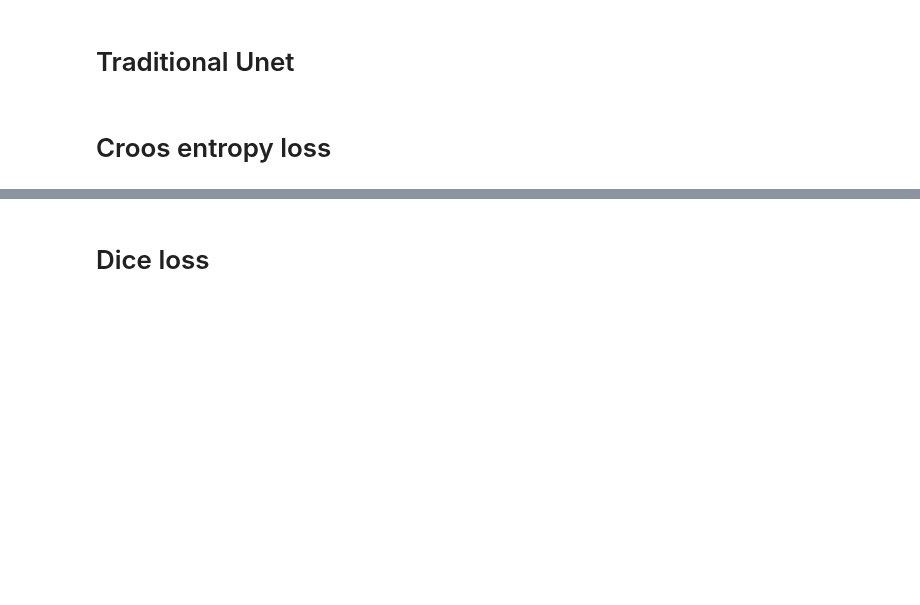
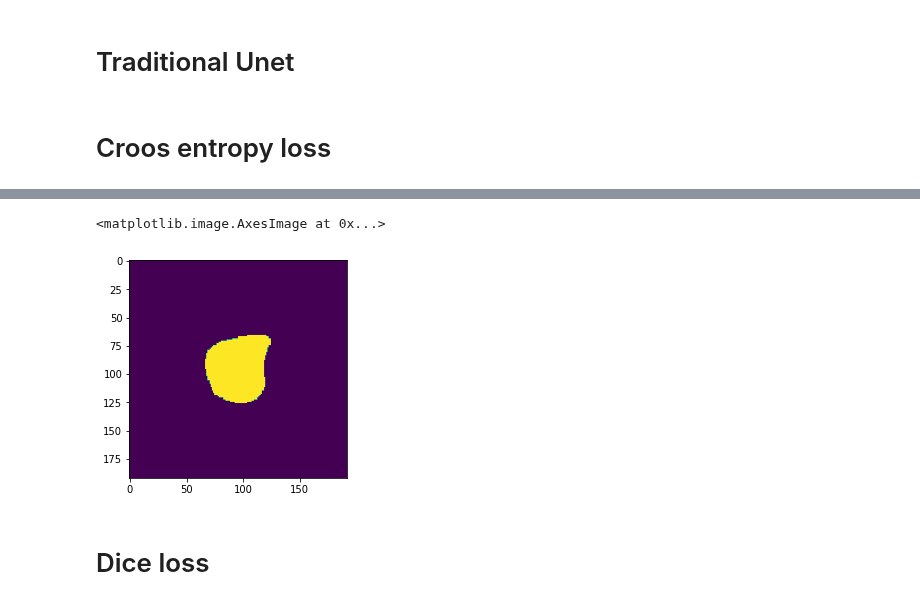
Before and after one commit to qazalmehrban/Medical-Segmentation, a Jupyter notebook: Unet_test.ipynb, the cells around one changed output, grey strips where cells are left out. Drawn from its saved outputs; the diff is of its cells as text; code cells hidden in the pictures; blank space fills up the shorter version.

```diff
--- a/Unet_test.ipynb
+++ b/Unet_test.ipynb
@@ -185,5 +183,8 @@ for i, i1 in zip(segmentations, patients):
 # %%
 segment_numpy = np.stack(p_seg,2)
 image_numpy = np.stack(p_im, 2)
+
+segment_numpy_t = np.stack(p_seg_t,2)
+image_numpy_t = np.stack(p_im_t, 2)
 # %%
 train = image_numpy/image_numpy.max()
@@ -192,2 +195,9 @@ tra  = np.transpose(train,(2,0,1))
 # %%
-seg = np.transpose(segment_numpy,(2,0,1))
+train_seg = np.transpose(segment_numpy,(2,0,1))
+test_seg = np.transpose(segment_numpy_t,(2,0,1))
+# %%
+train_seg_bolean = train_seg.astype(bool)
+test_seg_bolean = test_seg.astype(bool)
+# %%
+train_seg_f = train_seg_bolean.astype(float)
+test_seg_f = test_seg_bolean.astype(float)
@@ -441,3 +491,8 @@ pr = model.predict(tra[:670])
+# %%
+plt.imshow(test_seg_f[2])
+# %% [output]
+<matplotlib.image.AxesImage at 0x...>
+[figure, added]
 # %% [markdown]
 # Dice loss
 # %%
```
Also changed, not shown: parts of 24 cells of this notebook.
